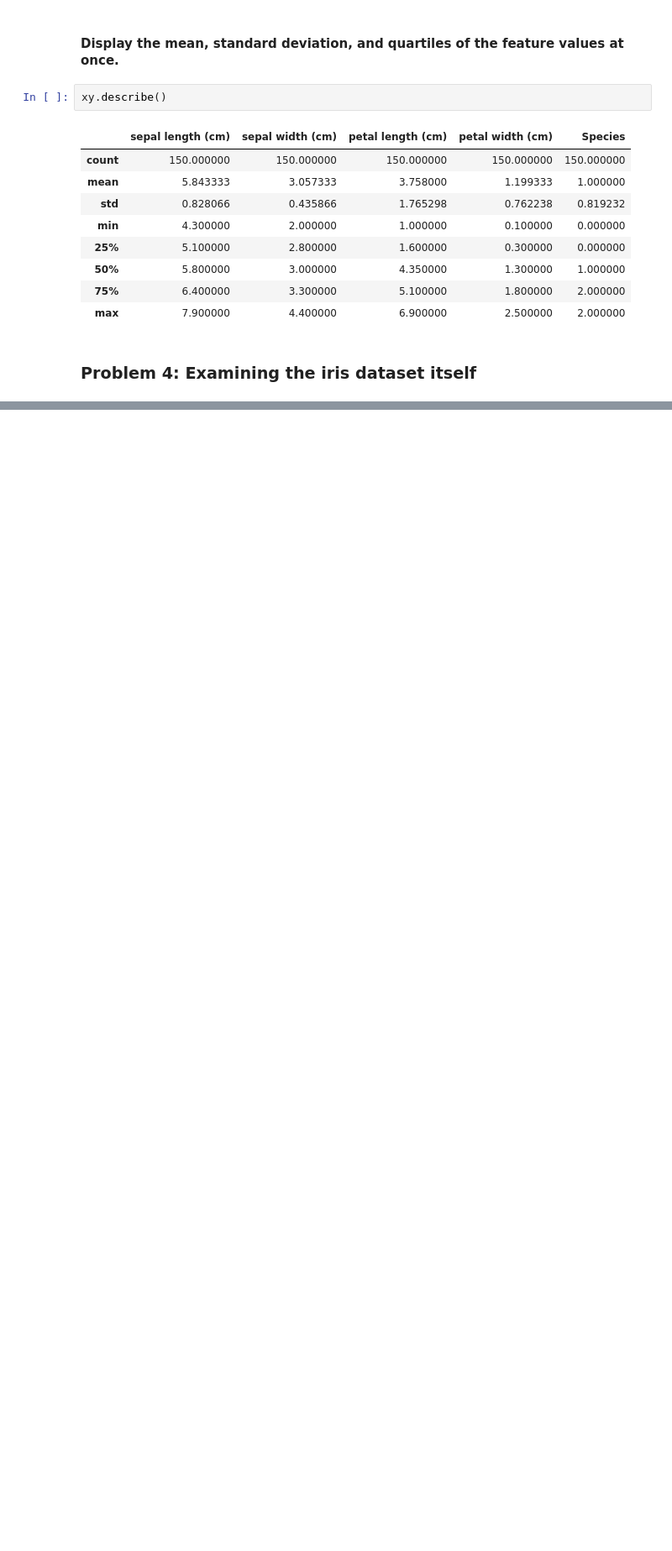
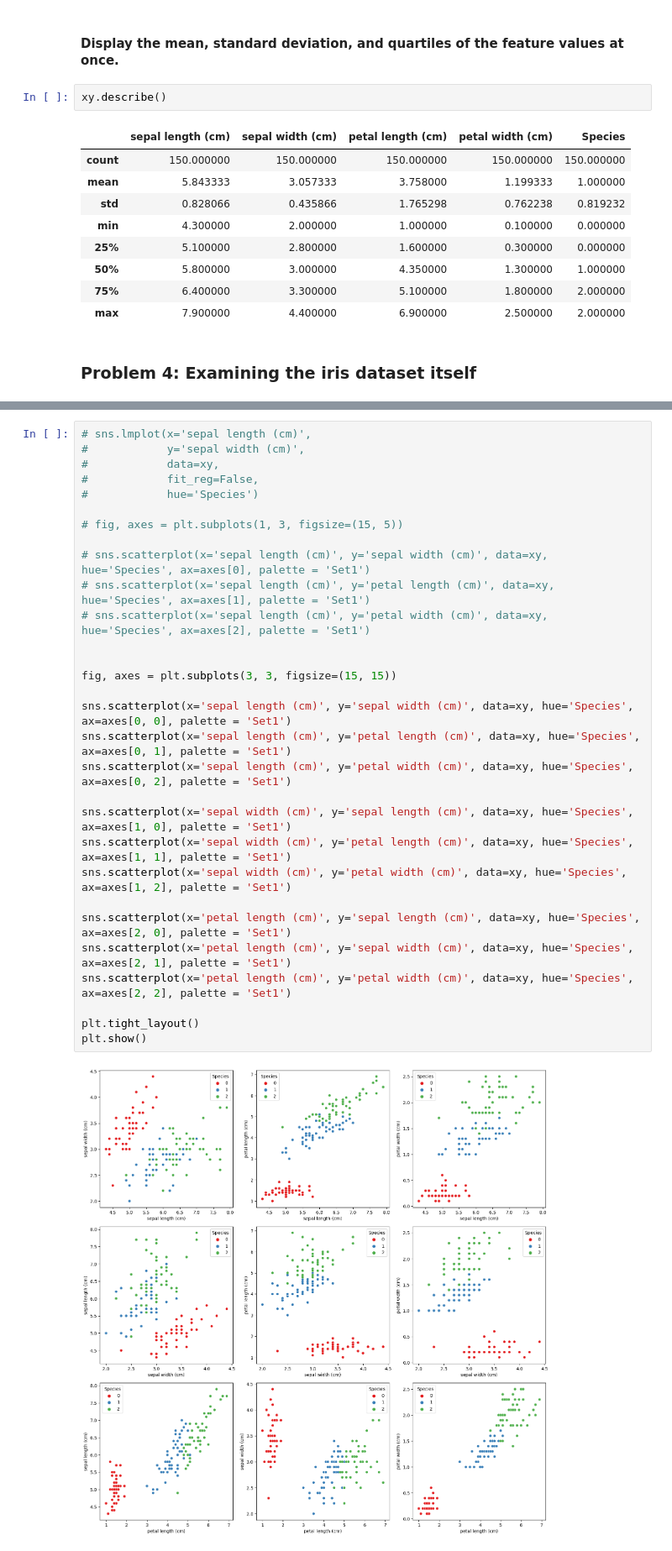
Before and after one commit to David-Jr/divic-ml-course-assignments, a Jupyter notebook: iris-data-analysis/iris-data-analysis.ipynb, the cells around one changed output, grey strips where cells are left out. Shown at 84% size. Cells and saved outputs as stored; diff of their text form; blank space fills up the shorter version.

```diff
--- a/iris-data-analysis/iris-data-analysis.ipynb
+++ b/iris-data-analysis/iris-data-analysis.ipynb
@@ -113,0 +278,32 @@ SOURCE: FISHER, R. A. (1936). THE USE OF MULTIPLE MEASUREMENTS IN TAXONOMIC PROB
+# %%
+# sns.lmplot(x='sepal length (cm)',
+#            y='sepal width (cm)',
+#            data=xy,
+#            fit_reg=False,
+#            hue='Species')
+
+# fig, axes = plt.subplots(1, 3, figsize=(15, 5))
+
+# sns.scatterplot(x='sepal length (cm)', y='sepal width (cm)', data=xy, hue='Species', ax=axes[0], palette = 'Set1')
+# sns.scatterplot(x='sepal length (cm)', y='petal length (cm)', data=xy, hue='Species', ax=axes[1], palette = 'Set1')
+# sns.scatterplot(x='sepal length (cm)', y='petal width (cm)', data=xy, hue='Species', ax=axes[2], palette = 'Set1')
+
+
+fig, axes = plt.subplots(3, 3, figsize=(15, 15))
+
+sns.scatterplot(x='sepal length (cm)', y='sepal width (cm)', data=xy, hue='Species', ax=axes[0, 0], palette = 'Set1')
+sns.scatterplot(x='sepal length (cm)', y='petal length (cm)', data=xy, hue='Species', ax=axes[0, 1], palette = 'Set1')
+sns.scatterplot(x='sepal length (cm)', y='petal width (cm)', data=xy, hue='Species', ax=axes[0, 2], palette = 'Set1')
+
+sns.scatterplot(x='sepal width (cm)', y='sepal length (cm)', data=xy, hue='Species', ax=axes[1, 0], palette = 'Set1')
+sns.scatterplot(x='sepal width (cm)', y='petal length (cm)', data=xy, hue='Species', ax=axes[1, 1], palette = 'Set1')
+sns.scatterplot(x='sepal width (cm)', y='petal width (cm)', data=xy, hue='Species', ax=axes[1, 2], palette = 'Set1')
+
+sns.scatterplot(x='petal length (cm)', y='sepal length (cm)', data=xy, hue='Species', ax=axes[2, 0], palette = 'Set1')
+sns.scatterplot(x='petal length (cm)', y='sepal width (cm)', data=xy, hue='Species', ax=axes[2, 1], palette = 'Set1')
+sns.scatterplot(x='petal length (cm)', y='petal width (cm)', data=xy, hue='Species', ax=axes[2, 2], palette = 'Set1')
+
+plt.tight_layout()
+plt.show()
+# %% [output]
+[figure, added]
```
Also changed, not shown: parts of 31 cells of this notebook.
